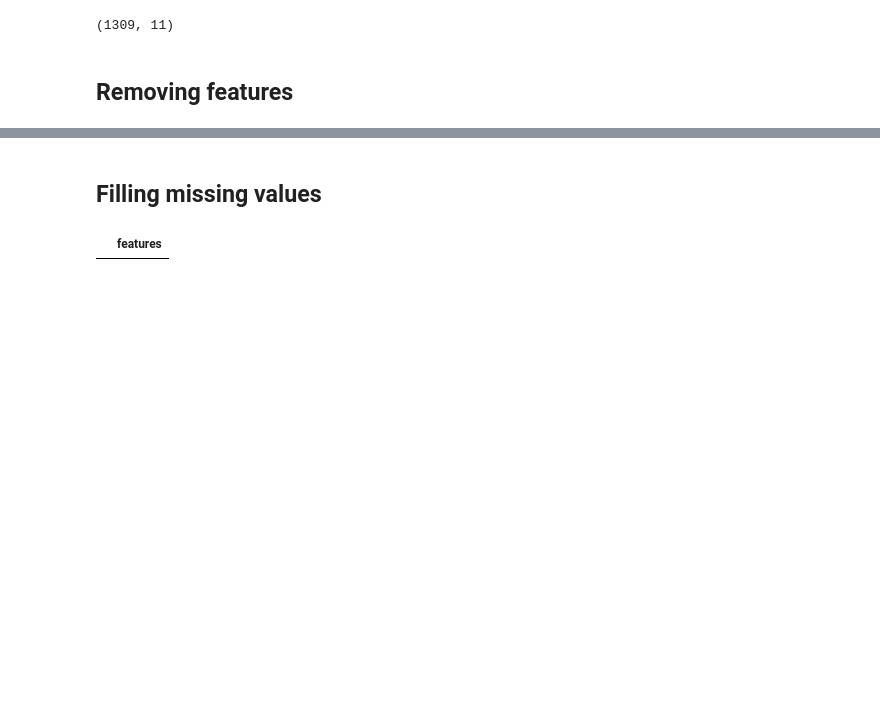
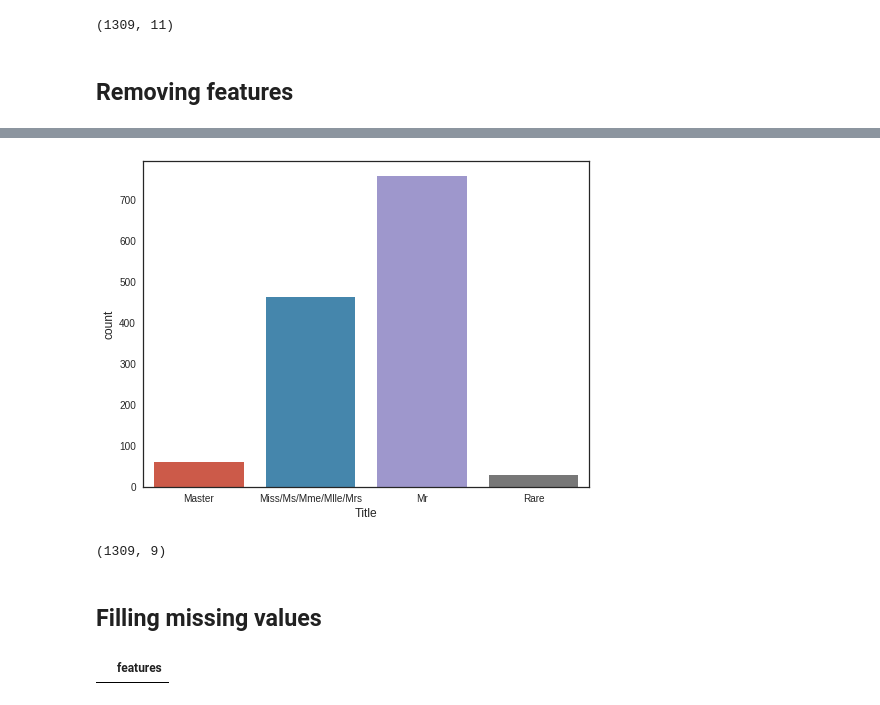
Before and after one commit to maviator/kaggle_titanic, a Jupyter notebook: Scripts/Titanic Classification Challenge.ipynb, the cells around one changed output, grey strips where cells are left out. Drawn from its saved outputs; the diff is of its cells as text; code cells hidden in the pictures; blank space fills up the shorter version.

```diff
--- a/Scripts/Titanic Classification Challenge.ipynb
+++ b/Scripts/Titanic Classification Challenge.ipynb
@@ -114,3 +144,13 @@ features.shape
+# %%
+g = sns.countplot(features["Title"])
+g = g.set_xticklabels(["Master","Miss/Ms/Mme/Mlle/Mrs","Mr","Rare"])
+# %% [output]
+[figure, added]
+# %%
+features.pop('Name')
+features.shape
+# %% [output]
+(1309, 9)
 # %% [markdown]
 ## Filling missing values
 # %%
```
Also changed, not shown: parts of 19 cells of this notebook.
